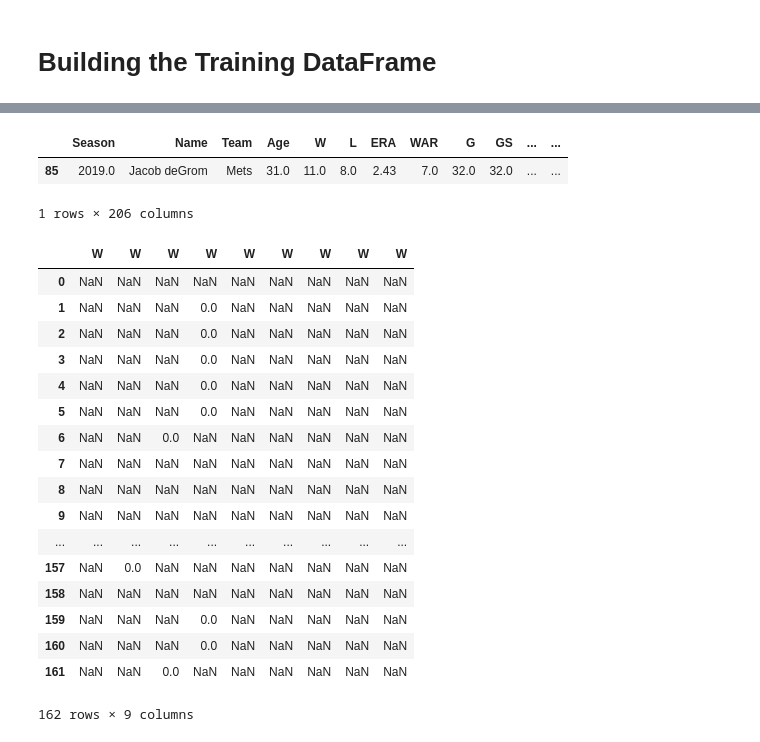
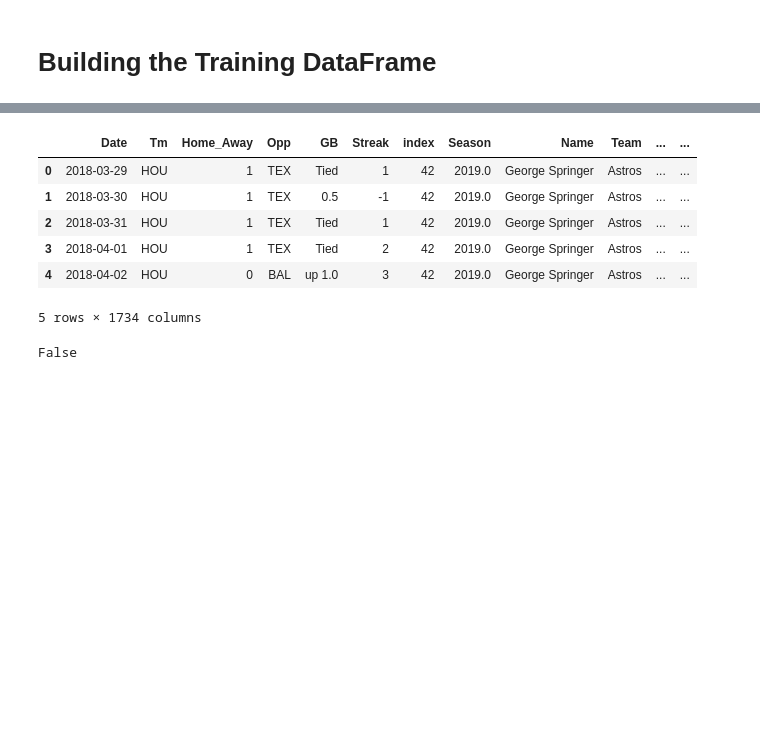
Before and after one commit to JTMachen/Baseball_Game_Predictor, a Jupyter notebook: API_analysis.ipynb, the cells around one changed output, grey strips where cells are left out. Drawn from its saved outputs; the diff is of its cells as text; code cells hidden in the pictures; blank space fills up the shorter version.

```diff
--- a/API_analysis.ipynb
+++ b/API_analysis.ipynb
@@ -585,6 +634,39 @@ def format_dates_to_dt(un_date="Monday, Dec 31", year=1999):
     date = str(year) + date
     date_formatted = dt.datetime.strptime(date,"%Y %b %d")
     return date_formatted
+# %%
+def modify_dates_from_lineups(date="1. Thu,3/29 at TEX W (4-1)#", year = 2018):
+    date = re.findall(r"\d+/\d+", date)
+    try: date = date[0]
+    except: return
+    date = str(year) +" " + date
+    return date
+# %%
+def modify_date_col_from_lineups(df, year):
+    df["0"] = df.apply(lambda x: modify_dates_from_lineups(x["0"],year), axis=1)
+    df["0"] = pd.to_datetime(df["0"])
+    return df
+
+def clean_lineups(df):
+    for row in range(0,len(df)):
+        for column in range(2,11):
+            original_name = df.iloc[row,column]
+            name = original_name.split("-")
+            name = name[0]
+            df.replace(original_name,name, inplace=True)
+            #WE CAN IMPROVE THIS LATER so we don't need to iterate all the dataframe since most of it
+            #has the same names over and over. We just need to grab all the different names and replace them
+    return df
+
+
+def format_lineups_df(df, year):
+    df  =  modify_date_col_from_lineups(df, year)
+    df = clean_lineups(df)
+    #df = df.drop(columns = [ "Unnamed: 0"], inplace=True)
+    df.columns = ["index","Date","1","2","3","4","5","6","7","8","9"]
+    df.set_index("index", inplace=True, drop=True)
+    #df.set_index("Date", inplace=True, drop=True)
+    return df
 # %%
 def get_dates_played(df=None,year=None):
 
@@ -697,7 +863,7 @@ def create_trining_df(year = (dt.datetime.today().year-1), team = "HOU" ):
 
     players_df = get_players_per_game(year, team)
     #print(players_df.tail(10))
-    stats_players_start_lineup = get_startingplayer_stats_by_game(players_df)
+    stats_players_start_lineup = get_stats_startingplayer_by_game(players_df, team, year)
 
     return pd.concat([players_df.iloc[:,[0,1,2,3,4,5]],stats_players_start_lineup], axis=1, join='inner')
 
@@ -762,27 +915,10 @@ Name: 2, dtype: object
-# %%
-pitching_stats_2019[pitching_stats_2019.Name == "Jacob deGrom"]
-# %% [output]
-|  | Season | Name | Team | Age | W | L | ERA | WAR | G | GS | ... | ... |
-| 85 | 2019.0 | Jacob deGrom | Mets | 31.0 | 11.0 | 8.0 | 2.43 | 7.0 | 32.0 | 32.0 | ... | ... |
-1 rows × 206 columns
 # %%
-stats_players_start_lineup["W"]
+stats_players_start_lineup.head()
 # %% [output]
-|  | W | W | W | W | W | W | W | W | W |
-| 0 | NaN | NaN | NaN | NaN | NaN | NaN | NaN | NaN | NaN |
-| 1 | NaN | NaN | NaN | 0.0 | NaN | NaN | NaN | NaN | NaN |
-| 2 | NaN | NaN | NaN | 0.0 | NaN | NaN | NaN | NaN | NaN |
-| 3 | NaN | NaN | NaN | 0.0 | NaN | NaN | NaN | NaN | NaN |
-| 4 | NaN | NaN | NaN | 0.0 | NaN | NaN | NaN | NaN | NaN |
-| 5 | NaN | NaN | NaN | 0.0 | NaN | NaN | NaN | NaN | NaN |
-| 6 | NaN | NaN | 0.0 | NaN | NaN | NaN | NaN | NaN | NaN |
-| 7 | NaN | NaN | NaN | NaN | NaN | NaN | NaN | NaN | NaN |
-| 8 | NaN | NaN | NaN | NaN | NaN | NaN | NaN | NaN | NaN |
-| 9 | NaN | NaN | NaN | NaN | NaN | NaN | NaN | NaN | NaN |
-| ... | ... | ... | ... | ... | ... | ... | ... | ... | ... |
-| 157 | NaN | 0.0 | NaN | NaN | NaN | NaN | NaN | NaN | NaN |
-| 158 | NaN | NaN | NaN | NaN | NaN | NaN | NaN | NaN | NaN |
-| 159 | NaN | NaN | NaN | 0.0 | NaN | NaN | NaN | NaN | NaN |
-| 160 | NaN | NaN | NaN | 0.0 | NaN | NaN | NaN | NaN | NaN |
-| 161 | NaN | NaN | 0.0 | NaN | NaN | NaN | NaN | NaN | NaN |
+|  | Date | Tm | Home_Away | Opp | GB | Streak | index | Season | Name | Team | ... | ... |
+| 0 | 2018-03-29 | HOU | 1 | TEX | Tied | 1 | 42 | 2019.0 | George Springer | Astros | ... | ... |
+| 1 | 2018-03-30 | HOU | 1 | TEX | 0.5 | -1 | 42 | 2019.0 | George Springer | Astros | ... | ... |
+| 2 | 2018-03-31 | HOU | 1 | TEX | Tied | 1 | 42 | 2019.0 | George Springer | Astros | ... | ... |
+| 3 | 2018-04-01 | HOU | 1 | TEX | Tied | 2 | 42 | 2019.0 | George Springer | Astros | ... | ... |
+| 4 | 2018-04-02 | HOU | 0 | BAL | up 1.0 | 3 | 42 | 2019.0 | George Springer | Astros | ... | ... |
-162 rows × 9 columns
+5 rows × 1734 columns
@@ -788,0 +927,4 @@ stats_players_start_lineup["W"]
+# %%
+names.isnull().values.any()
+# %% [output]
+False
```
Also changed, not shown: parts of 17 cells of this notebook.
